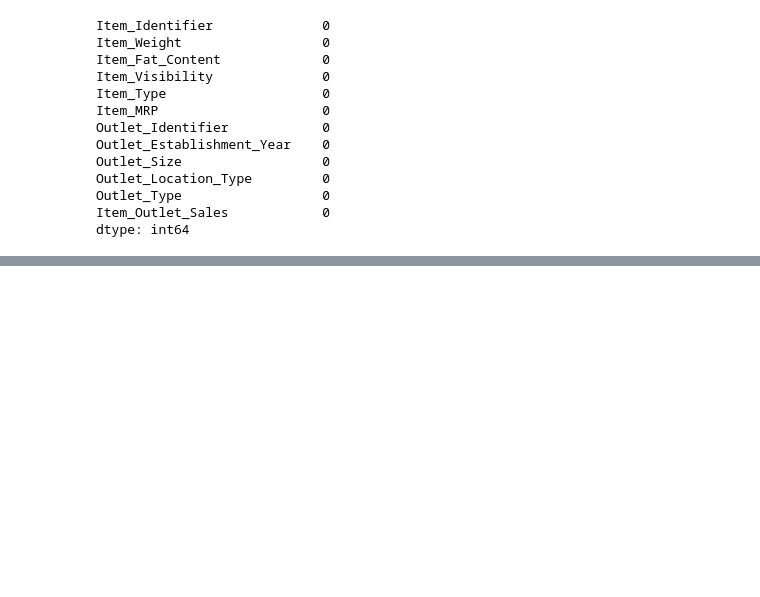
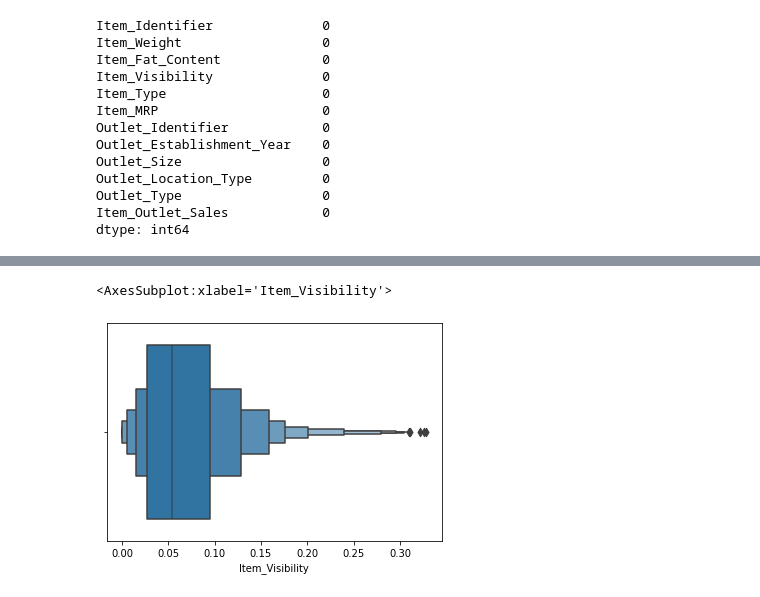
Before and after one commit to Technocolabs100/BigMart-Product-Outlet-Sales-Analysis-and-Prediction, a Jupyter notebook: Product-Outlet-Sales.ipynb, the cells around one changed output, grey strips where cells are left out. Cells and saved outputs as stored; diff of their text form; code cells hidden in the pictures; blank space fills up the shorter version.

```diff
--- a/Product-Outlet-Sales.ipynb
+++ b/Product-Outlet-Sales.ipynb
@@ -186,0 +244,5 @@ In this step data visualization is done.
+# %%
+sns.boxenplot(x=Data_train_copy.Item_Visibility)
+# %% [output]
+<AxesSubplot:xlabel='Item_Visibility'>
+[figure, added]
```
Also changed, not shown: parts of 56 cells of this notebook.
